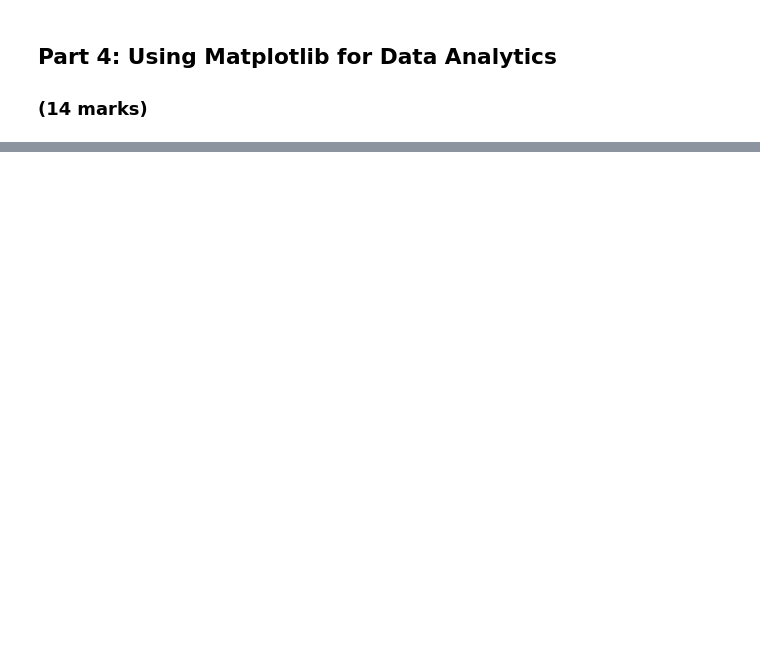
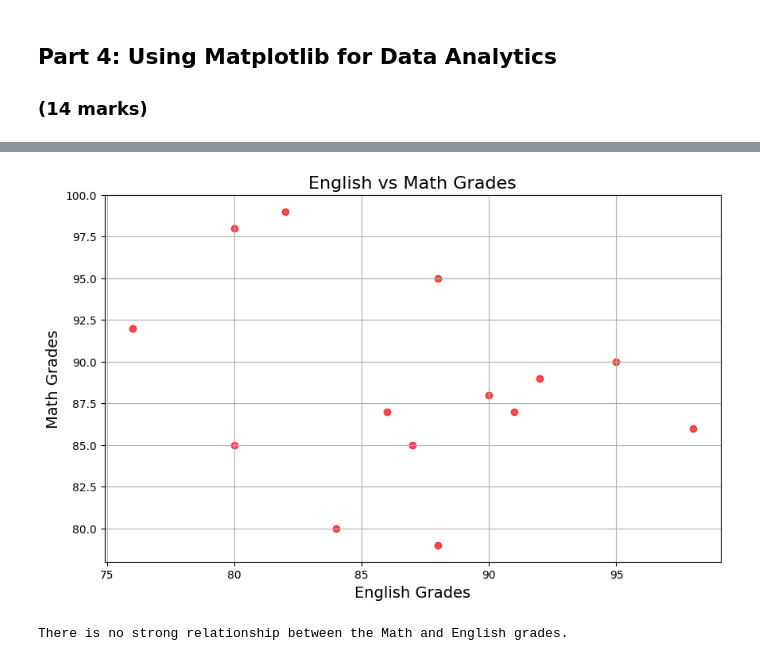
Before and after one commit to akosua-gyimah/engg680_2024_fall, a Jupyter notebook: lab Assignment 1/student Grade management system.ipynb, the cells around one changed output, grey strips where cells are left out. Drawn from its saved outputs; the diff is of its cells as text; code cells hidden in the pictures; blank space fills up the shorter version.

```diff
--- a/lab Assignment 1/student Grade management system.ipynb
+++ b/lab Assignment 1/student Grade management system.ipynb
@@ -509,23 +531,31 @@ plt.show()
 # %%
 # Let's also use matplotlib to display a scatter plot of English vs. Math grades
 # Scatter plots are useful for seeing the relationship between two variables
 plt.figure(figsize=(10, 6))
 
 # Step 1: Use .scatter(x_data, y_data) to create a scatter plot using the English grades on the x-axis, and Math grades on the y-axis
 # (2 mark)
-#
+plt.scatter(df_studentGrades['englishGrade'], df_studentGrades['mathGrade'], alpha=0.7, label='English vs Math Grades', color='red')
 
 # Step 1: Properly label the x and y axes as well as the title of your plot.
 # (3 marks)
-#
+plt.xlabel('English Grades',fontsize=14)
+plt.ylabel('Math Grades',fontsize=14)
+plt.title('English vs Math Grades',fontsize=16)
+
 plt.grid(True)
 
 # Step 2: Output an image file for the scatter plot with a descriptive file name
 # (1 mark)
-#
+plt.savefig('Scatter Plot.png')
 
 plt.show()
+# %% [output]
+[figure, added]
 # %%
 # From the scatter plot, is there a relationship between the Math and English grades?
 # (1 mark)
-#
+    #ANSWER
+print('There is no strong relationship between the Math and English grades.')
+# %% [output]
+There is no strong relationship between the Math and English grades.
```
Also changed, not shown: parts of 17 cells of this notebook, 3 other files.
